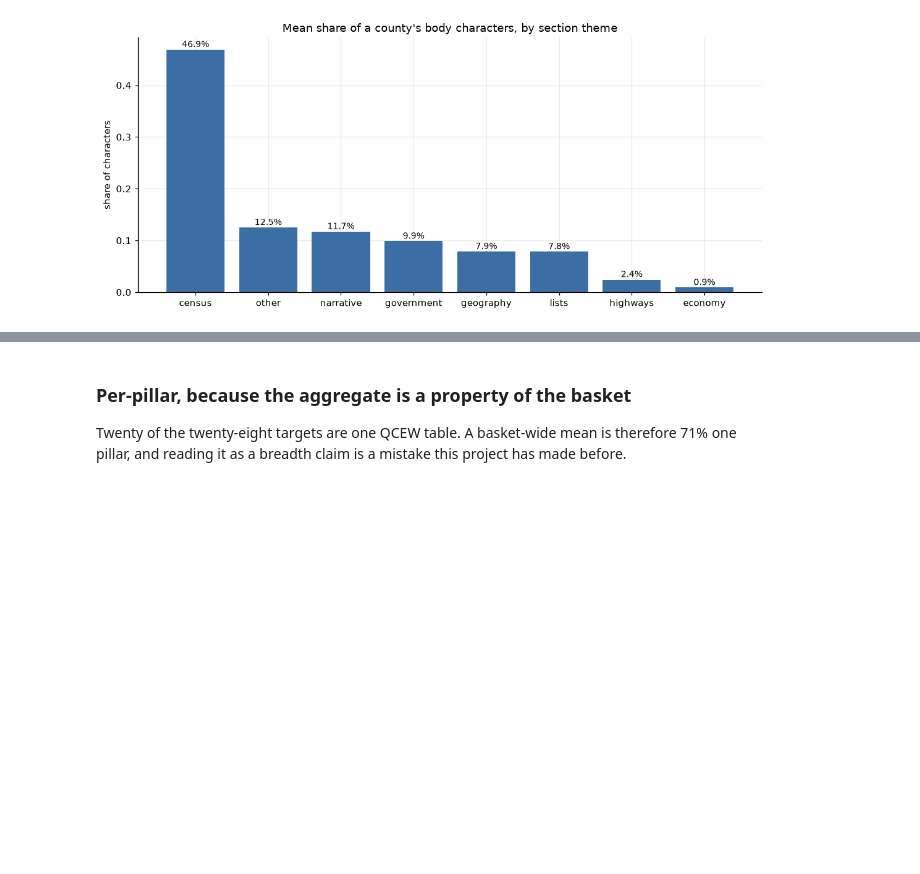
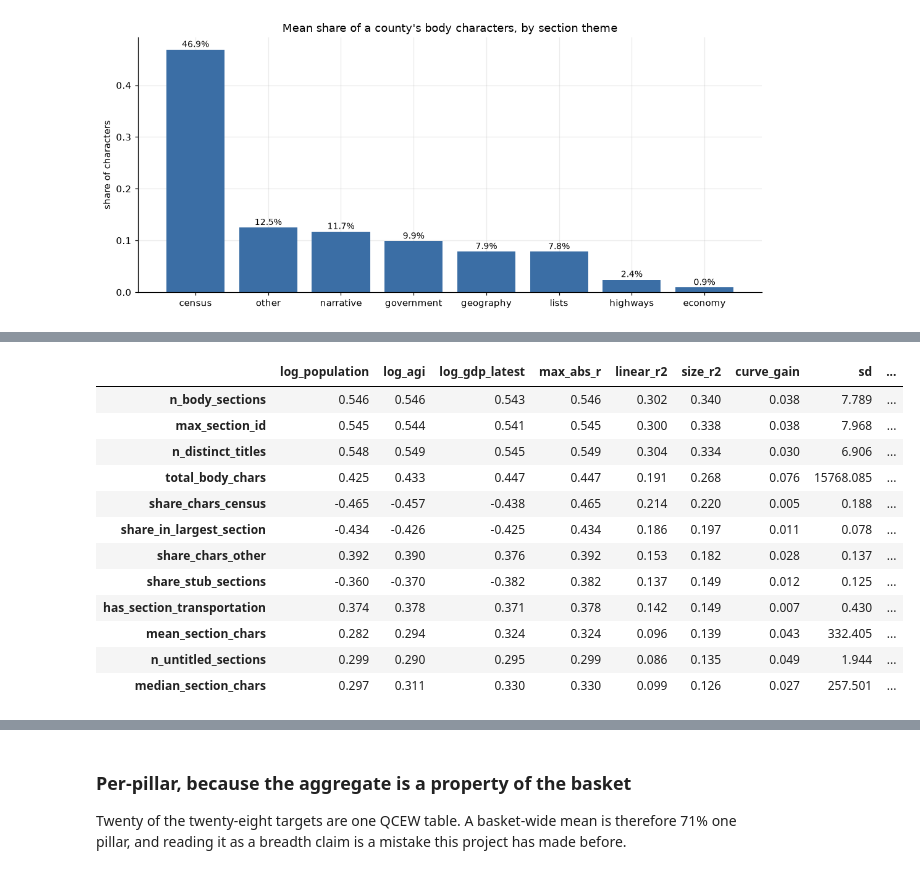
Before and after one commit to Max-Garcia-06/macro_embeddings, a Jupyter notebook: analysis-output/source-a/source_a_structure_round.ipynb, the cells around one changed output, grey strips where cells are left out. Cells and saved outputs as stored; diff of their text form; code cells hidden in the pictures; blank space fills up the shorter version.

```diff
--- a/analysis-output/source-a/source_a_structure_round.ipynb
+++ b/analysis-output/source-a/source_a_structure_round.ipynb
@@ -203,0 +168,76 @@ print(f"{n_strong} of {len(correlations)} columns correlate above |r| = 0.4 with
+# %%
+import sys
+sys.path.insert(0, str(REPO / "scripts"))
+from sklearn.impute import SimpleImputer
+from sklearn.linear_model import RidgeCV
+from sklearn.metrics import r2_score
+from sklearn.model_selection import KFold, cross_val_predict
+from sklearn.pipeline import Pipeline
+from sklearn.preprocessing import PolynomialFeatures, StandardScaler
+
+from analyze_source_a_structure import N_FOLDS, RANDOM_SEED
+from pillar_matrix import SIZE_FEATURES, build_matrix
+
+matrix, _ = build_matrix()
+merged = matrix[["fips_code", *SIZE_FEATURES]].merge(features, on="fips_code", how="inner")
+structure_cols = [c for c in features.columns if c != "fips_code"]
+values = merged[structure_cols]
+
+# Diagnostic 1 — linear. What a correlation table can see.
+correlations = pd.DataFrame({size: values.corrwith(merged[size]) for size in SIZE_FEATURES})
+correlations["max_abs_r"] = correlations.abs().max(axis=1)
+
+# Diagnostic 2 — nonlinear. Out-of-fold R² of each structural column against a
+# degree-3 polynomial basis in the same three size measures. This is the one the
+# baseline cannot control for, so it is the one that decides whether a lift is
+# content or curvature.
+size_basis = merged[list(SIZE_FEATURES)].to_numpy(dtype="float64")
+block = values.to_numpy(dtype="float64")
+folds = KFold(n_splits=N_FOLDS, shuffle=True, random_state=RANDOM_SEED)
+
+
+def size_explained(degree):
+    """Out-of-fold R2 of every structural column against a size basis of this degree."""
+    steps = [
+        # Median-impute first, exactly as the scoring baseline does: `log_agi`
+        # and `log_gdp_latest` are null for a handful of counties.
+        ("impute", SimpleImputer(strategy="median")),
+        ("scale", StandardScaler()),
+    ]
+    if degree > 1:
+        steps += [("expand", PolynomialFeatures(degree=degree, include_bias=False)),
+                  ("rescale", StandardScaler())]
+    steps.append(("ridge", RidgeCV(alphas=np.logspace(-3, 3, 13), alpha_per_target=True)))
+    predicted = cross_val_predict(Pipeline(steps), size_basis, block, cv=folds)
+    return np.clip(r2_score(block, predicted, multioutput="raw_values"), 0.0, None)
+
+
+correlations["linear_r2"] = size_explained(1)
+correlations["size_r2"] = size_explained(3)
+# The number that matters: what a *curve* on county size knows about this column
+# that a straight line does not. That is the channel the baseline cannot control.
+correlations["curve_gain"] = correlations["size_r2"] - correlations["linear_r2"]
+
+# Variance, so "low |r|" and "nothing to correlate with" can be told apart.
+correlations["sd"] = values.std()
+is_flag = values.isin([0.0, 1.0]).all()
+correlations["prevalence"] = values.mean().where(is_flag)
+near_constant = (correlations["prevalence"].fillna(0.5) - 0.5).abs() > 0.45
+
+shown = ["max_abs_r", "linear_r2", "size_r2", "curve_gain", "sd", "prevalence"]
+correlations = correlations.sort_values("size_r2", ascending=False)
+near_constant = near_constant.reindex(correlations.index)  # keep the mask in table order
+
+print("Most size-dependent structural columns, by the nonlinear measure:")
+display(correlations[[*SIZE_FEATURES, *shown]].head(12).round(3))
+
+print("\nLargest curvature gain — where a curve on size beats a straight line by most:")
+display(correlations.nlargest(8, "curve_gain")[shown].round(3))
+
+headroom = correlations.loc[~near_constant].nsmallest(12, "size_r2")
+print("\nLeast size-dependent — the columns with headroom, near-constant flags excluded:")
+display(headroom[[*SIZE_FEATURES, *shown]].round(3))
+
+print("\nNear-constant flags excluded from that table, and why they are not headroom:")
+display(correlations.loc[near_constant, shown].sort_values("prevalence", ascending=False).round(3))
+# %% [output]
@@ -203,0 +245,13 @@ print(f"{n_strong} of {len(correlations)} columns correlate above |r| = 0.4 with
+|  | log_population | log_agi | log_gdp_latest | max_abs_r | linear_r2 | size_r2 | curve_gain | sd | ... |
+| n_body_sections | 0.546 | 0.546 | 0.543 | 0.546 | 0.302 | 0.340 | 0.038 | 7.789 | ... |
+| max_section_id | 0.545 | 0.544 | 0.541 | 0.545 | 0.300 | 0.338 | 0.038 | 7.968 | ... |
+| n_distinct_titles | 0.548 | 0.549 | 0.545 | 0.549 | 0.304 | 0.334 | 0.030 | 6.906 | ... |
+| total_body_chars | 0.425 | 0.433 | 0.447 | 0.447 | 0.191 | 0.268 | 0.076 | 15768.085 | ... |
+| share_chars_census | -0.465 | -0.457 | -0.438 | 0.465 | 0.214 | 0.220 | 0.005 | 0.188 | ... |
+| share_in_largest_section | -0.434 | -0.426 | -0.425 | 0.434 | 0.186 | 0.197 | 0.011 | 0.078 | ... |
+| share_chars_other | 0.392 | 0.390 | 0.376 | 0.392 | 0.153 | 0.182 | 0.028 | 0.137 | ... |
+| share_stub_sections | -0.360 | -0.370 | -0.382 | 0.382 | 0.137 | 0.149 | 0.012 | 0.125 | ... |
+| has_section_transportation | 0.374 | 0.378 | 0.371 | 0.378 | 0.142 | 0.149 | 0.007 | 0.430 | ... |
+| mean_section_chars | 0.282 | 0.294 | 0.324 | 0.324 | 0.096 | 0.139 | 0.043 | 332.405 | ... |
+| n_untitled_sections | 0.299 | 0.290 | 0.295 | 0.299 | 0.086 | 0.135 | 0.049 | 1.944 | ... |
+| median_section_chars | 0.297 | 0.311 | 0.330 | 0.330 | 0.099 | 0.126 | 0.027 | 257.501 | ... |
```
Also changed, not shown: parts of 15 cells of this notebook, 1 other file.
